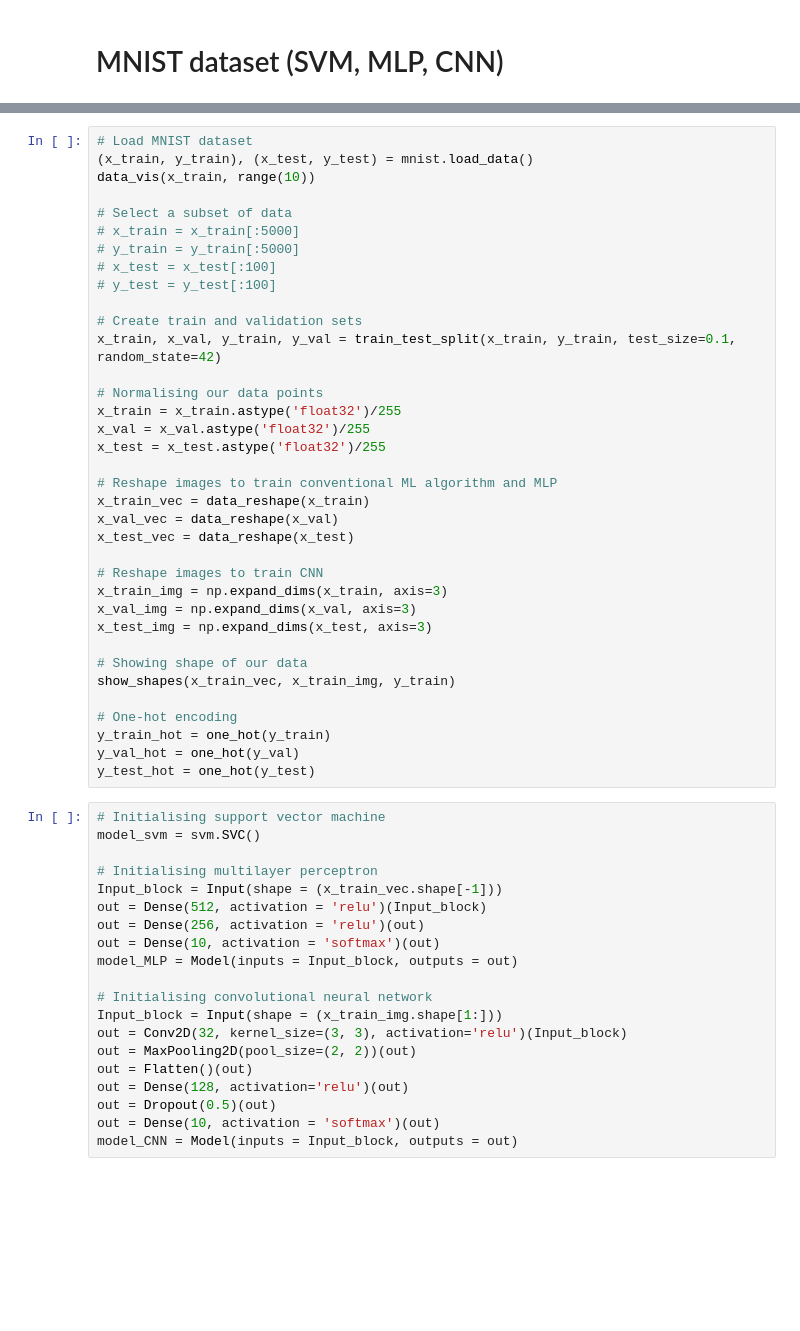
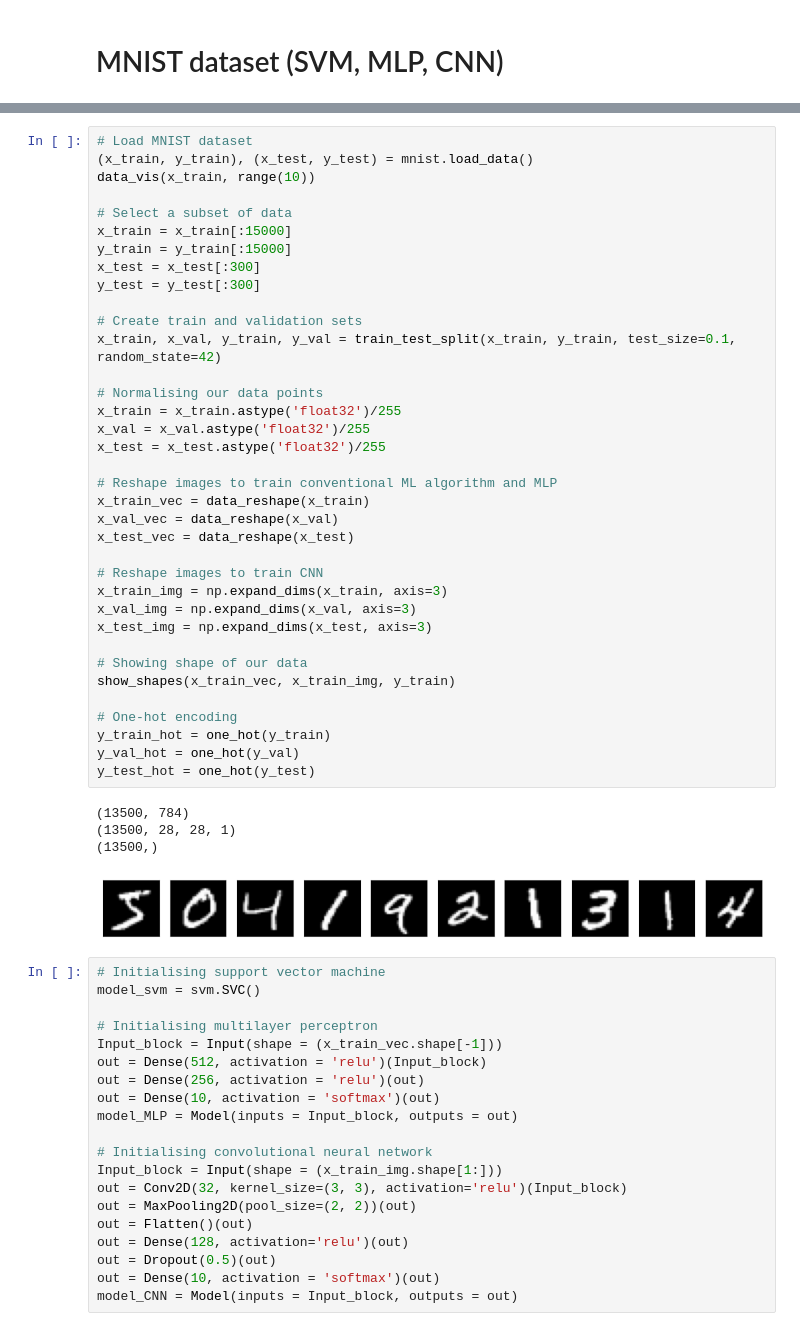
Before and after one commit to AbbasSalami/ML_Tutorial, a Jupyter notebook: ML_Tutorial.ipynb, the cells around one changed output, grey strips where cells are left out. Saved outputs shown, nothing was run; the diff lists cells and outputs as text; blank space fills up the shorter version.

```diff
--- a/ML_Tutorial.ipynb
+++ b/ML_Tutorial.ipynb
@@ -122,37 +105,42 @@ def vis_misClass(model, input_test, label_test, input_img):
 (x_train, y_train), (x_test, y_test) = mnist.load_data()
 data_vis(x_train, range(10))
 
 # Select a subset of data
-# x_train = x_train[:5000]
-# y_train = y_train[:5000]
-# x_test = x_test[:100]
-# y_test = y_test[:100]
+x_train = x_train[:15000]
+y_train = y_train[:15000]
+x_test = x_test[:300]
+y_test = y_test[:300]
 
 # Create train and validation sets
 x_train, x_val, y_train, y_val = train_test_split(x_train, y_train, test_size=0.1, random_state=42)
 
 # Normalising our data points
 x_train = x_train.astype('float32')/255
 x_val = x_val.astype('float32')/255
 x_test = x_test.astype('float32')/255
 
 # Reshape images to train conventional ML algorithm and MLP
 x_train_vec = data_reshape(x_train)
 x_val_vec = data_reshape(x_val)
 x_test_vec = data_reshape(x_test)
 
 # Reshape images to train CNN
 x_train_img = np.expand_dims(x_train, axis=3)
 x_val_img = np.expand_dims(x_val, axis=3)
 x_test_img = np.expand_dims(x_test, axis=3)
 
 # Showing shape of our data
 show_shapes(x_train_vec, x_train_img, y_train)
 
 # One-hot encoding
 y_train_hot = one_hot(y_train)
 y_val_hot = one_hot(y_val)
 y_test_hot = one_hot(y_test)
+# %% [output]
+(13500, 784)
+(13500, 28, 28, 1)
+(13500,)
+[figure, added]
 # %%
 # Initialising support vector machine
 model_svm = svm.SVC()
```
Also changed, not shown: parts of 12 cells of this notebook.
